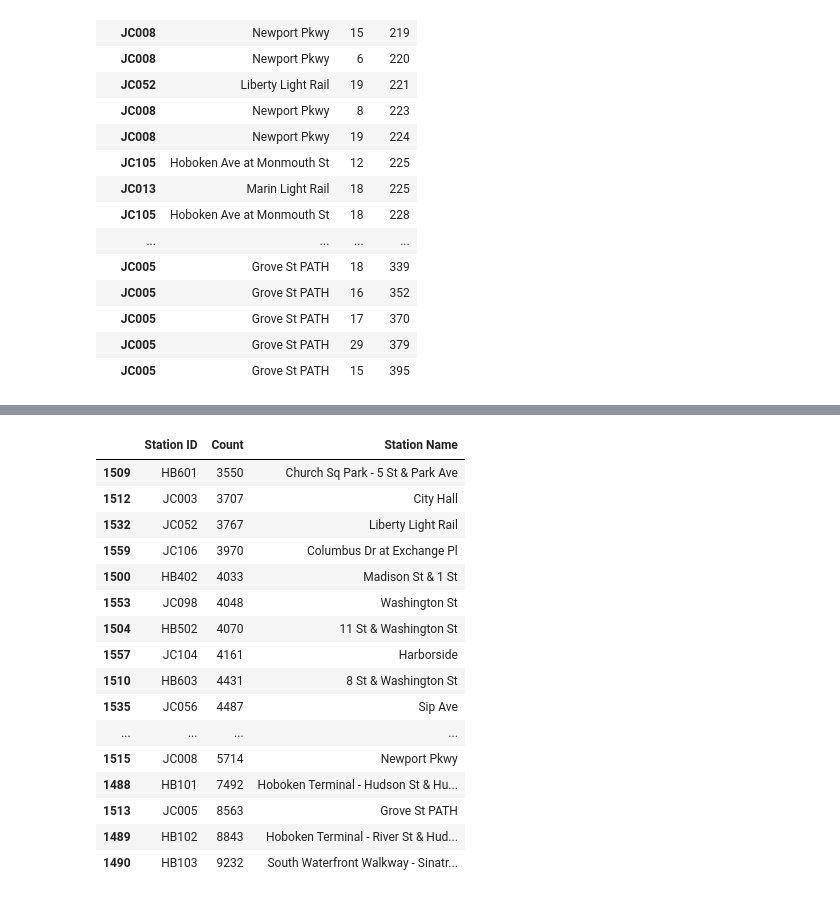
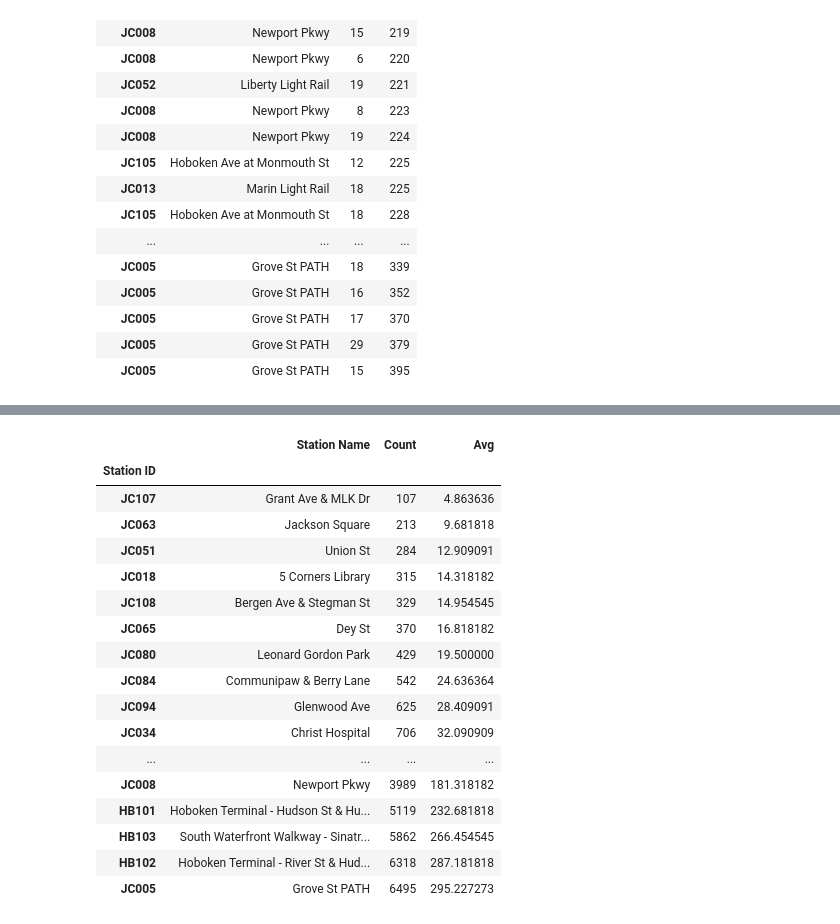
Before and after one commit to neighbor-ryan/ctbk.dev, a Jupyter notebook: station-counts.ipynb, the cells around one changed output, grey strips where cells are left out. Saved outputs shown, nothing was run; the diff lists cells and outputs as text; code cells hidden in the pictures.

```diff
--- a/station-counts.ipynb
+++ b/station-counts.ipynb
@@ -479,20 +400,22 @@ jc_month_totals
-# %%
-jc_month_totals.iloc[-20:]
-# %% [output]
-|  | Station ID | Count | Station Name |
-| 1509 | HB601 | 3550 | Church Sq Park - 5 St & Park Ave |
-| 1512 | JC003 | 3707 | City Hall |
-| 1532 | JC052 | 3767 | Liberty Light Rail |
-| 1559 | JC106 | 3970 | Columbus Dr at Exchange Pl |
-| 1500 | HB402 | 4033 | Madison St & 1 St |
-| 1553 | JC098 | 4048 | Washington St |
-| 1504 | HB502 | 4070 | 11 St & Washington St |
-| 1557 | JC104 | 4161 | Harborside |
-| 1510 | HB603 | 4431 | 8 St & Washington St |
-| 1535 | JC056 | 4487 | Sip Ave |
-| ... | ... | ... | ... |
-| 1515 | JC008 | 5714 | Newport Pkwy |
-| 1488 | HB101 | 7492 | Hoboken Terminal - Hudson St & Hu... |
-| 1513 | JC005 | 8563 | Grove St PATH |
-| 1489 | HB102 | 8843 | Hoboken Terminal - River St & Hud... |
-| 1490 | HB103 | 9232 | South Waterfront Walkway - Sinatr... |
+# %%
+sc_wkdy = station_counts(jc=True, weekdays=True)
+sc_wkdy
+# %% [output]
+|  | Station Name | Count | Avg |
+| Station ID |  |  |  |
+| JC107 | Grant Ave & MLK Dr | 107 | 4.863636 |
+| JC063 | Jackson Square | 213 | 9.681818 |
+| JC051 | Union St | 284 | 12.909091 |
+| JC018 | 5 Corners Library | 315 | 14.318182 |
+| JC108 | Bergen Ave & Stegman St | 329 | 14.954545 |
+| JC065 | Dey St | 370 | 16.818182 |
+| JC080 | Leonard Gordon Park | 429 | 19.500000 |
+| JC084 | Communipaw & Berry Lane | 542 | 24.636364 |
+| JC094 | Glenwood Ave | 625 | 28.409091 |
+| JC034 | Christ Hospital | 706 | 32.090909 |
+| ... | ... | ... | ... |
+| JC008 | Newport Pkwy | 3989 | 181.318182 |
+| HB101 | Hoboken Terminal - Hudson St & Hu... | 5119 | 232.681818 |
+| HB103 | South Waterfront Walkway - Sinatr... | 5862 | 266.454545 |
+| HB102 | Hoboken Terminal - River St & Hud... | 6318 | 287.181818 |
+| JC005 | Grove St PATH | 6495 | 295.227273 |
```
Also changed, not shown: parts of 27 cells of this notebook.
